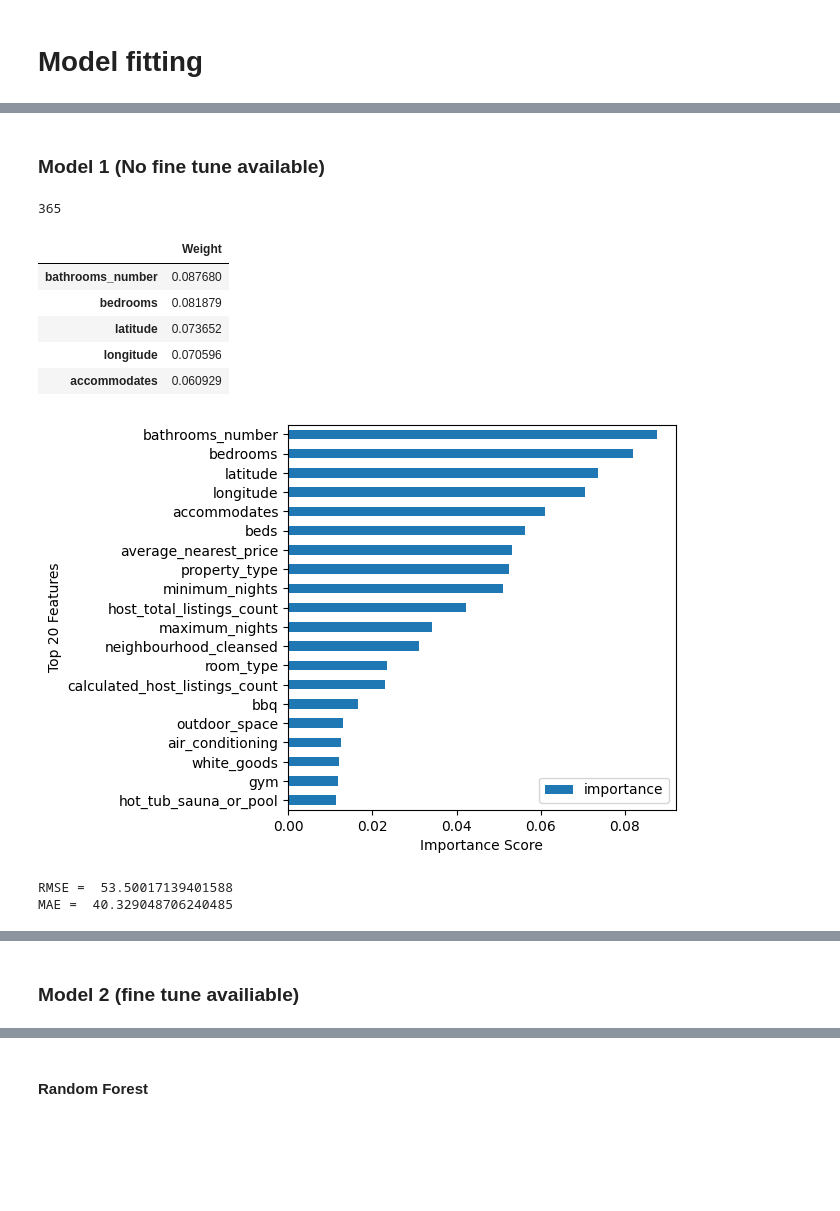
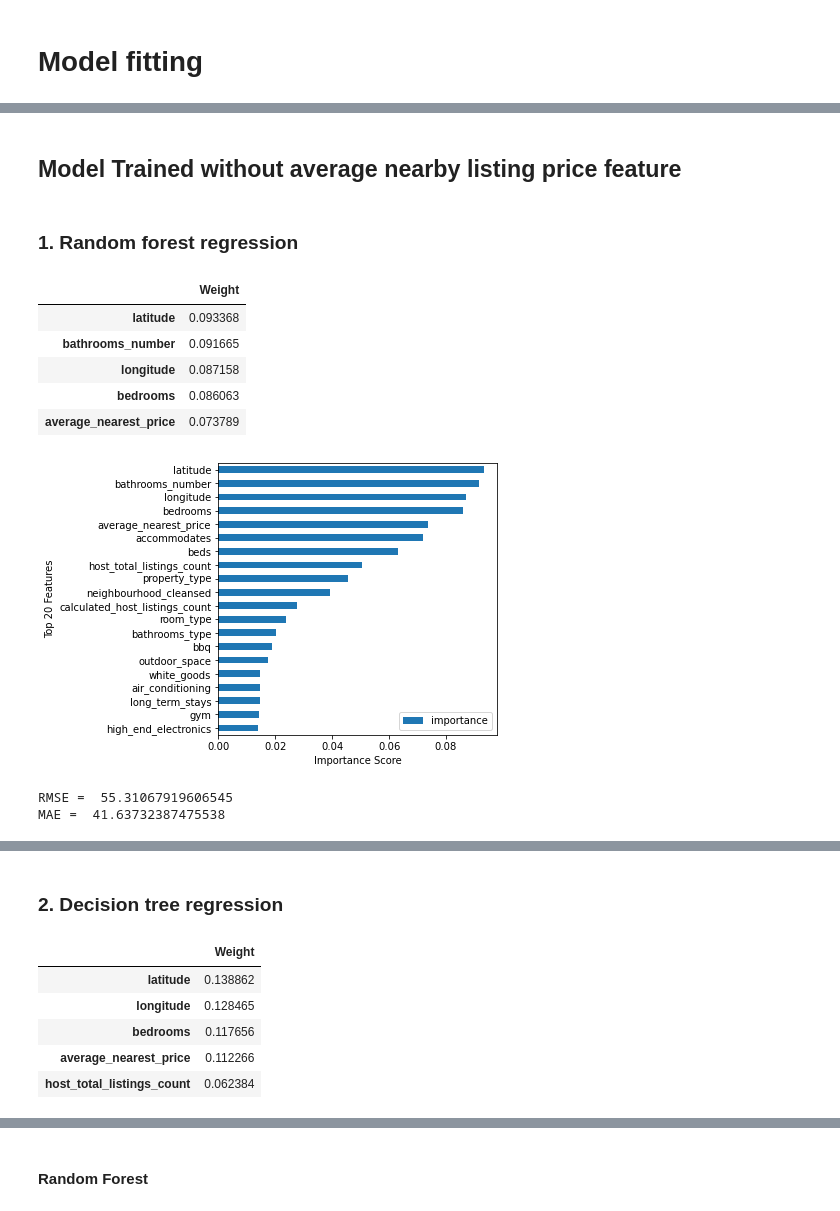
Before and after one commit to StellaLii/Airbnb-Project, a Jupyter notebook: vancouver_model/Machine_Learning_Model.ipynb, the cells around one changed output, grey strips where cells are left out. Drawn from its saved outputs; the diff is of its cells as text; code cells hidden in the pictures; blank space fills up the shorter version.

Commit message:
added model selection

```diff
--- a/vancouver_model/Machine_Learning_Model.ipynb
+++ b/vancouver_model/Machine_Learning_Model.ipynb
@@ -422,0 +384,15 @@ Mappings for bathrooms_type: {0: 'private', 1: 'shared', 2: 'unknown'}
+# %%
+regressor = RandomForestRegressor(n_estimators = 40, max_features = 'sqrt', max_depth = 50)
+regressor.fit(X_train, y_train)
+
+feature_importances = regressor.feature_importances_
+
+# Create a pandas dataframe of feature importances
+df_importances = pd.DataFrame({'feature': list(range(X_train.shape[1])), 'importance': feature_importances}).sort_values('importance', ascending=False)
+
+# Select features with highest importance scores
+top_features = df_importances[df_importances['importance'] >= 0.01]['feature'].values.tolist()
+
+X_train_selected = X_train.iloc[:, top_features]
+X_test_selected = X_test.iloc[:, top_features]
+X_train_selected.info()
@@ -463,59 +438,57 @@ Tree regression is a technique that is bale to perform both regression and class
-# %% [markdown]
-### Model 1 (No fine tune available)
+# %% [markdown]
+## Model Trained without average nearby listing price feature
 # %%
-X_train_1 = X_train
+X_train_1 = X_train_selected
 y_train_1 = y_train
 
 X_test_1 = pd.read_csv('preprocessed_2_X_test_1.csv', sep=',')
 y_test_1 = pd.read_csv('preprocessed_2_y_test_1.csv', sep=',')
-print(len(y_test_1))
-regressor = RandomForestRegressor(n_estimators = 40, max_features = 'sqrt', max_depth = 50)
-# regressor = GradientBoostingRegressor(random_state=0)
-regressor.fit(X_train_1, y_train_1)
-y_predict = regressor.predict(X_test_1)
-# %% [output]
-365
+# %% [markdown]
+### 1. Random forest regression
+# %%
+rf = RandomForestRegressor(n_estimators = 40, max_features = 'sqrt', max_depth = 50)
+rf.fit(X_train_1, y_train_1)
+y_predict_rf = rf.predict(X_test_1)
 # %%
-importancesRF = regressor.feature_importances_
+importancesRF = rf.feature_importances_
 feat_imp1 = pd.DataFrame(importancesRF, columns=['Weight'], index=X_train_1.columns)
 feat_imp1.sort_values('Weight', inplace=True, ascending=False)
 feat_imp1.head(5)
 # %% [output]
 |  | Weight |
-| bathrooms_number | 0.087680 |
-| bedrooms | 0.081879 |
-| latitude | 0.073652 |
-| longitude | 0.070596 |
-| accommodates | 0.060929 |
+| latitude | 0.093368 |
+| bathrooms_number | 0.091665 |
+| longitude | 0.087158 |
+| bedrooms | 0.086063 |
+| average_nearest_price | 0.073789 |
 # %%
 import matplotlib.pyplot as plt
-feat_imp = pd.DataFrame({'importance':regressor.feature_importances_})
+feat_imp = pd.DataFrame({'importance':rf.feature_importances_})
 feat_imp['feature'] = X_train_1.columns
 feat_imp.sort_values(by='importance', ascending=False, inplace=True)
 
 feat_imp.sort_values(by='importance', inplace=True)
 feat_imp = feat_imp.set_index('feature', drop=True)
-feat_imp = feat_imp[25:46]
+feat_imp = feat_imp[len(feat_imp1)-20:len(feat_imp1)]
 feat_imp.plot.barh(figsize=(5,5))
 plt.xlabel('Importance Score')
 plt.ylabel('Top 20 Features')
 plt.show()
 # %% [output]
-[figure, old version]
+[figure, new version]
 # %%
 import math
 import sklearn.metrics
-mse = sklearn.metrics.mean_squared_error(y_test_1, y_predict)
-mae = sklearn.metrics.mean_absolute_error(y_test_1, y_predict)
+mse = sklearn.metrics.mean_squared_error(y_test_1, y_predict_rf)
+mae = sklearn.metrics.mean_absolute_error(y_test_1, y_predict_rf)
 
 rmse = math.sqrt(mse)
 
-# print("r2 score = ", regressor.score(X_test,y_test))
 print("RMSE = ", rmse)
 print("MAE = ", mae)
 # %% [output]
-RMSE =  53.50017139401588
-MAE =  40.329048706240485
+RMSE =  55.31067919606545
+MAE =  41.63732387475538
 # %%
 import shap
 
@@ -528,5 +501,5 @@ shap.force_plot(explainer.expected_value, shap_values[0,:], X_test.iloc[0,:])
 # %% [output]
 [interactive output not drawn]
 <shap.plots._force.AdditiveForceVisualizer at 0x...>
-# %% [markdown]
-### Model 2 (fine tune availiable)
+# %% [markdown]
+### 2. Decision tree regression
@@ -532,0 +512,12 @@ shap.force_plot(explainer.expected_value, shap_values[0,:], X_test.iloc[0,:])
+# %%
+importancesRF = decision_tree.feature_importances_
+feat_imp1 = pd.DataFrame(importancesRF, columns=['Weight'], index=X_train_1.columns)
+feat_imp1.sort_values('Weight', inplace=True, ascending=False)
+feat_imp1.head(5)
+# %% [output]
+|  | Weight |
+| latitude | 0.138862 |
+| longitude | 0.128465 |
+| bedrooms | 0.117656 |
+| average_nearest_price | 0.112266 |
+| host_total_listings_count | 0.062384 |
```
Also changed, not shown: parts of 45 cells of this notebook, 1 other file.
